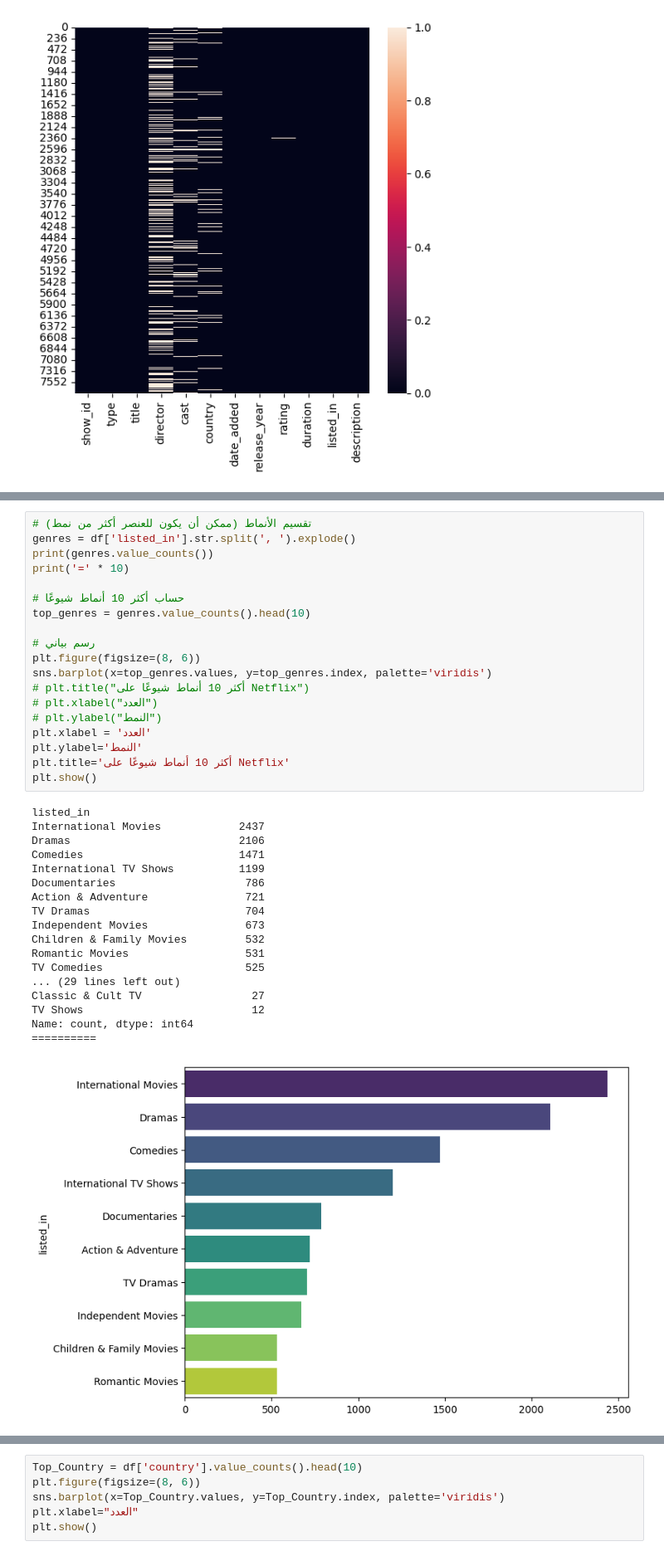
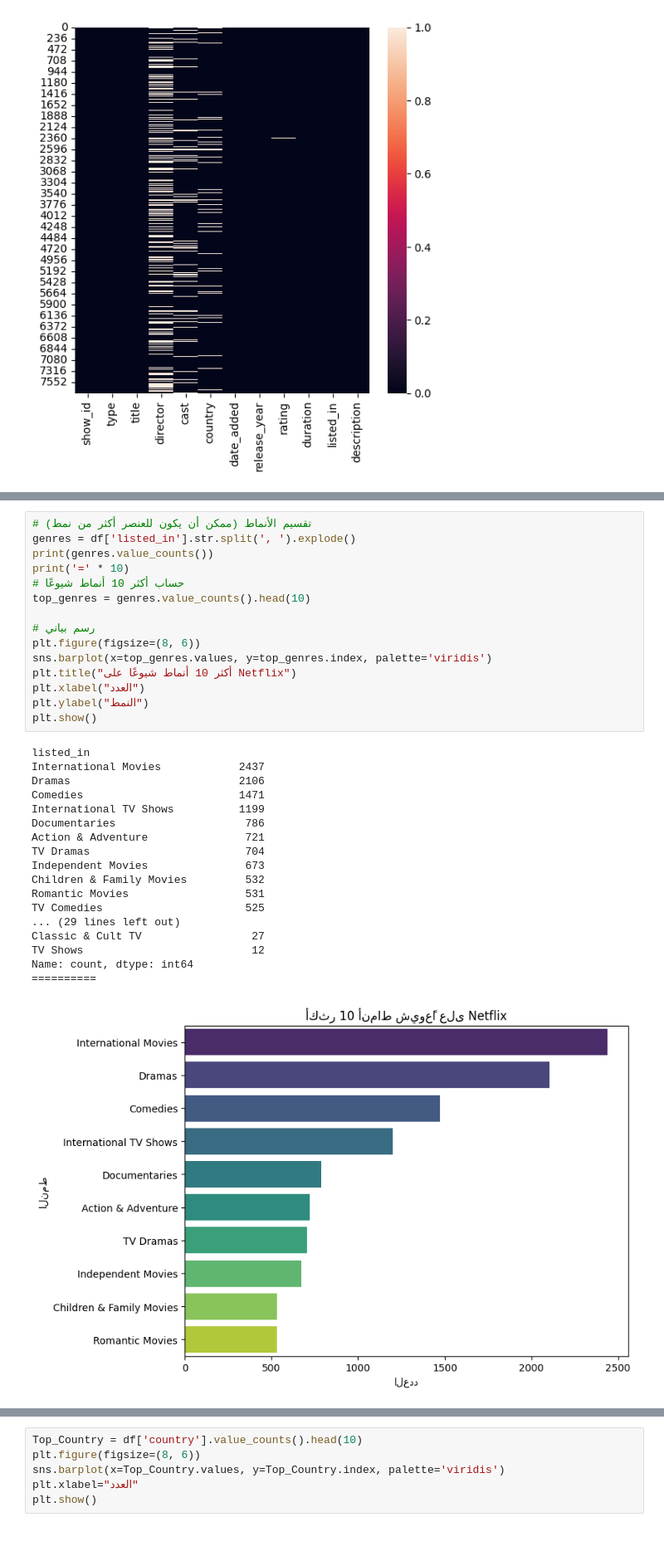
Before and after one commit to ashraf-abdalghani/mycolab, a Jupyter notebook: Netflix_.ipynb, the cells around one changed output, grey strips where cells are left out. Shown: that part at 83% size. Cells and saved outputs as stored; diff of their text form.

```diff
--- a/Netflix_.ipynb
+++ b/Netflix_.ipynb
@@ -99,38 +115,34 @@ plt.show()
 # %%
 # تقسيم الأنماط (ممكن أن يكون للعنصر أكثر من نمط)
 genres = df['listed_in'].str.split(', ').explode()
 print(genres.value_counts())
 print('=' * 10)
-
 # حساب أكثر 10 أنماط شيوعًا
 top_genres = genres.value_counts().head(10)
 
 # رسم بياني
 plt.figure(figsize=(8, 6))
 sns.barplot(x=top_genres.values, y=top_genres.index, palette='viridis')
-# plt.title("أكثر 10 أنماط شيوعًا على Netflix")
-# plt.xlabel("العدد")
-# plt.ylabel("النمط")
-plt.xlabel = 'العدد'
-plt.ylabel='النمط'
-plt.title='أكثر 10 أنماط شيوعًا على Netflix'
+plt.title("أكثر 10 أنماط شيوعًا على Netflix")
+plt.xlabel("العدد")
+plt.ylabel("النمط")
 plt.show()
 # %% [output]
 listed_in
 International Movies            2437
 Dramas                          2106
 Comedies                        1471
 International TV Shows          1199
 Documentaries                    786
 Action & Adventure               721
 TV Dramas                        704
 Independent Movies               673
 Children & Family Movies         532
 Romantic Movies                  531
 TV Comedies                      525
 ... (29 lines left out)
 Classic & Cult TV                 27
 TV Shows                          12
 Name: count, dtype: int64
 ==========
-[figure, old version]
+[figure, new version]
```
Also changed, not shown: parts of 30 cells of this notebook.
